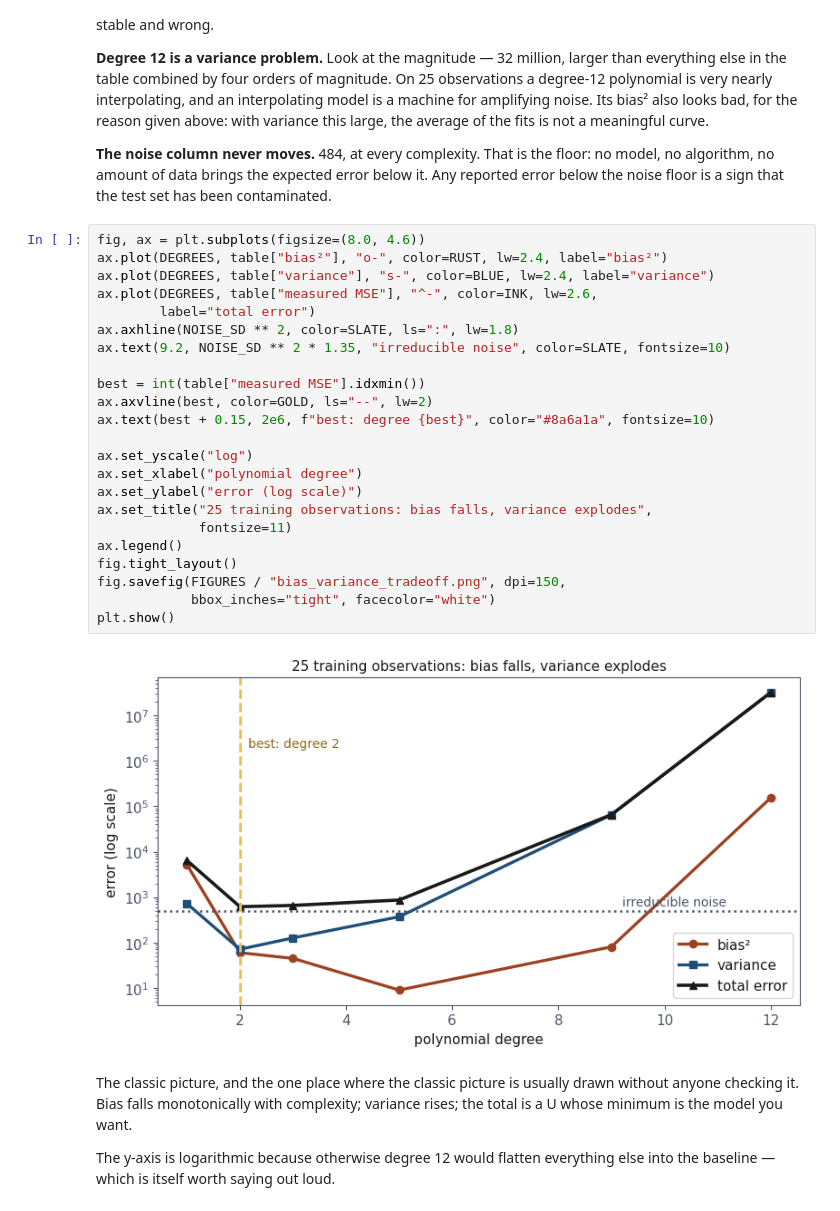
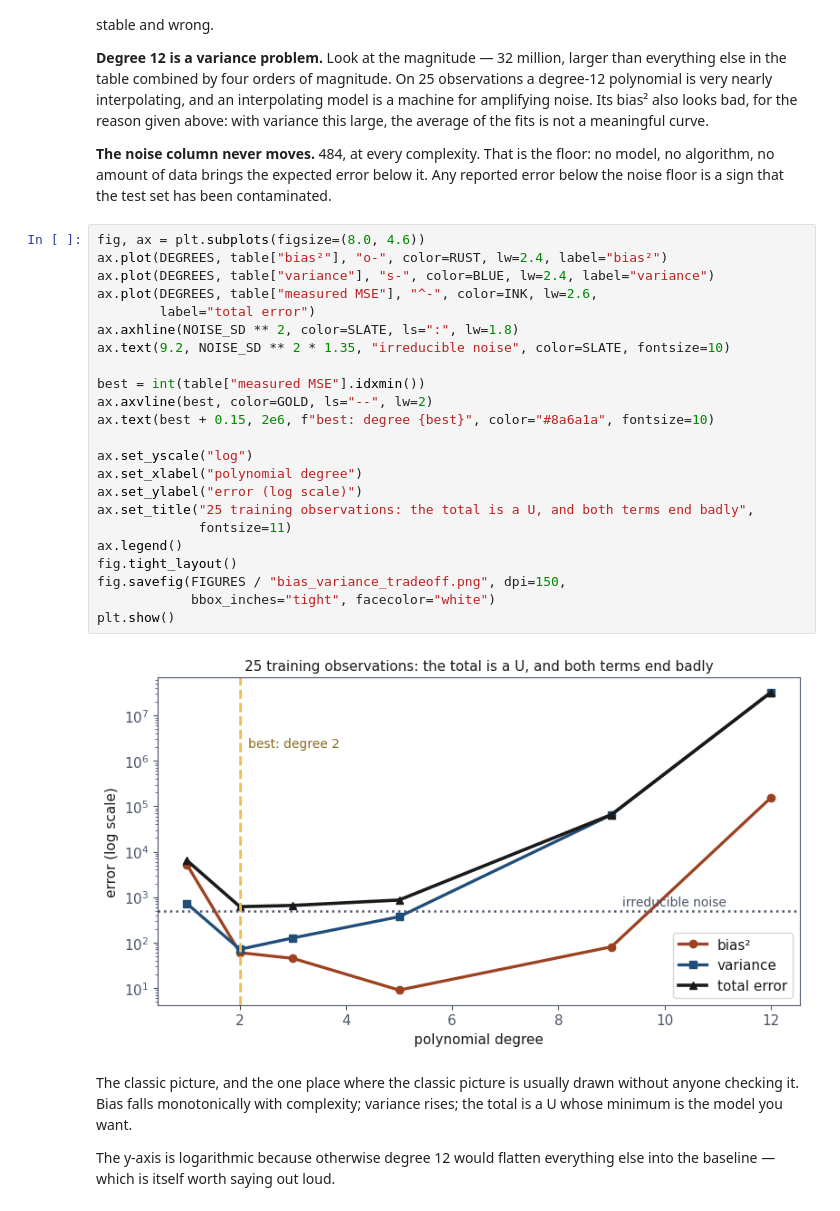
Before and after one commit to fabioantonini/technologies-for-artificial-intelligence, a Jupyter notebook: Lessons/05_experimental_methodology/Notebooks/02_bias_variance_and_learning_curves.ipynb, the cells around one changed output. Cells and saved outputs as stored; diff of their text form.

```diff
--- a/Lessons/05_experimental_methodology/Notebooks/02_bias_variance_and_learning_curves.ipynb
+++ b/Lessons/05_experimental_methodology/Notebooks/02_bias_variance_and_learning_curves.ipynb
@@ -198,28 +198,28 @@ contaminated.
 # %%
 fig, ax = plt.subplots(figsize=(8.0, 4.6))
 ax.plot(DEGREES, table["bias²"], "o-", color=RUST, lw=2.4, label="bias²")
 ax.plot(DEGREES, table["variance"], "s-", color=BLUE, lw=2.4, label="variance")
 ax.plot(DEGREES, table["measured MSE"], "^-", color=INK, lw=2.6,
         label="total error")
 ax.axhline(NOISE_SD ** 2, color=SLATE, ls=":", lw=1.8)
 ax.text(9.2, NOISE_SD ** 2 * 1.35, "irreducible noise", color=SLATE, fontsize=10)
 
 best = int(table["measured MSE"].idxmin())
 ax.axvline(best, color=GOLD, ls="--", lw=2)
 ax.text(best + 0.15, 2e6, f"best: degree {best}", color="#8a6a1a", fontsize=10)
 
 ax.set_yscale("log")
 ax.set_xlabel("polynomial degree")
 ax.set_ylabel("error (log scale)")
-ax.set_title("25 training observations: bias falls, variance explodes",
+ax.set_title("25 training observations: the total is a U, and both terms end badly",
              fontsize=11)
 ax.legend()
 fig.tight_layout()
 fig.savefig(FIGURES / "bias_variance_tradeoff.png", dpi=150,
             bbox_inches="tight", facecolor="white")
 plt.show()
 # %% [output]
-[figure, old version]
+[figure, new version]
 # %% [markdown]
 The classic picture, and the one place where the classic picture is usually
 drawn without anyone checking it. Bias falls monotonically with complexity;
```
Also changed, not shown: 5 other files.
